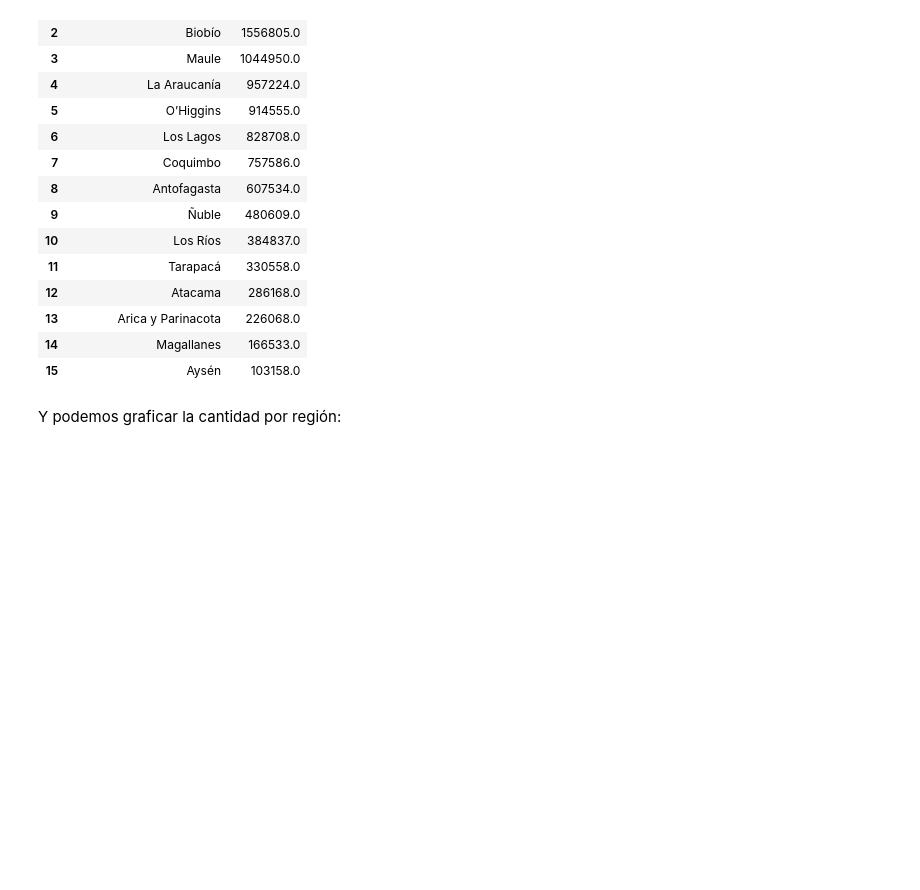
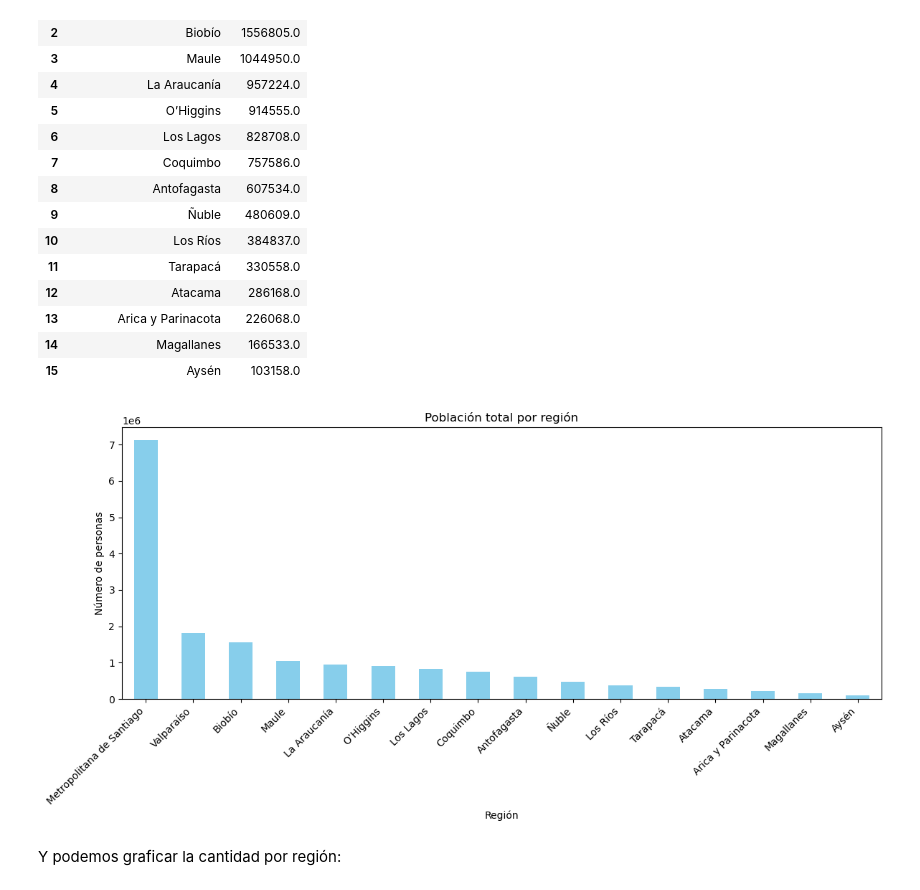
Before and after one commit to maripiiu/IMT2200-Maria-Allendes, a Jupyter notebook: Actividad 01/IMT2200 - Actividad 01.ipynb, the cells around one changed output. Cells and saved outputs as stored; diff of their text form; code cells hidden in the pictures; blank space fills up the shorter version.

```diff
--- a/Actividad 01/IMT2200 - Actividad 01.ipynb
+++ b/Actividad 01/IMT2200 - Actividad 01.ipynb
@@ -149,6 +135,23 @@ pv
 | 13 | Arica y Parinacota | 226068.0 |
 | 14 | Magallanes | 166533.0 |
 | 15 | Aysén | 103158.0 |
+# %%
+regiones = regiones_dict = {1: "Tarapacá", 2: "Antofagasta", 3: "Atacama", 4: "Coquimbo", 5: "Valparaíso", 6: "O’Higgins", 7: "Maule", 8: "Biobío", 9: "La Araucanía", 10: "Los Lagos", 11: "Aysén", 12: "Magallanes", 13: "Metropolitana de Santiago", 14: "Los Ríos", 15: "Arica y Parinacota", 16: "Ñuble"}
+cols = ["PERSONAS"]
+for col in cols:
+    dat[col]=dat[col].replace('*',0).astype(float)
+pv = pd.pivot_table(dat, index='REGION', values=cols, aggfunc='sum', margins=False)
+pv = pv.sort_values(by='PERSONAS', ascending=False).reset_index()
+pv["REGION"] = pv["REGION"].map(regiones_dict)
+pv.plot(kind='bar', x='REGION', y='PERSONAS', figsize=(12,6), color='skyblue', legend=False)
+plt.xticks(rotation=45, ha='right')
+plt.title('Población total por región')
+plt.ylabel('Número de personas')
+plt.xlabel('Región')
+plt.tight_layout()
+plt.show()
+# %% [output]
+[figure, added]
 # %% [markdown]
 Y podemos graficar la cantidad por región:
 # %%
```
Also changed, not shown: parts of 1 cell of this notebook.
